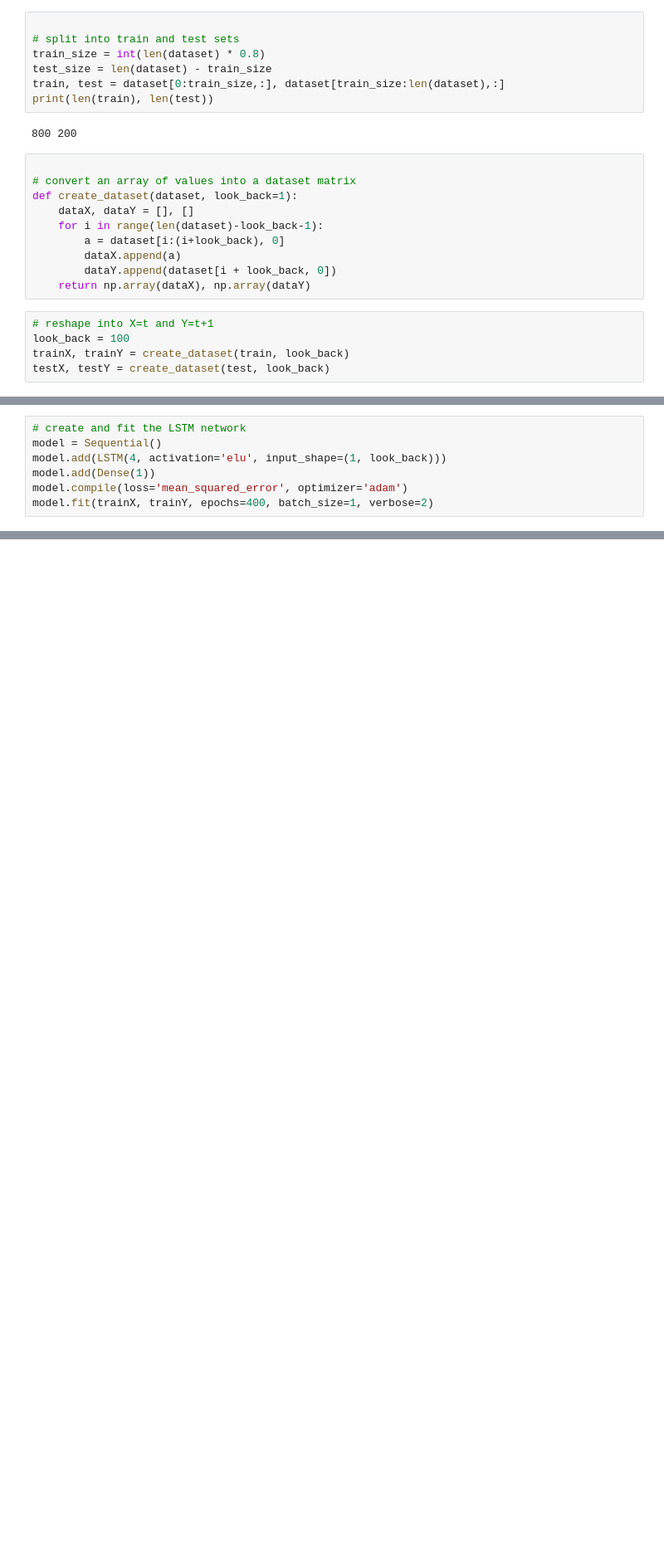
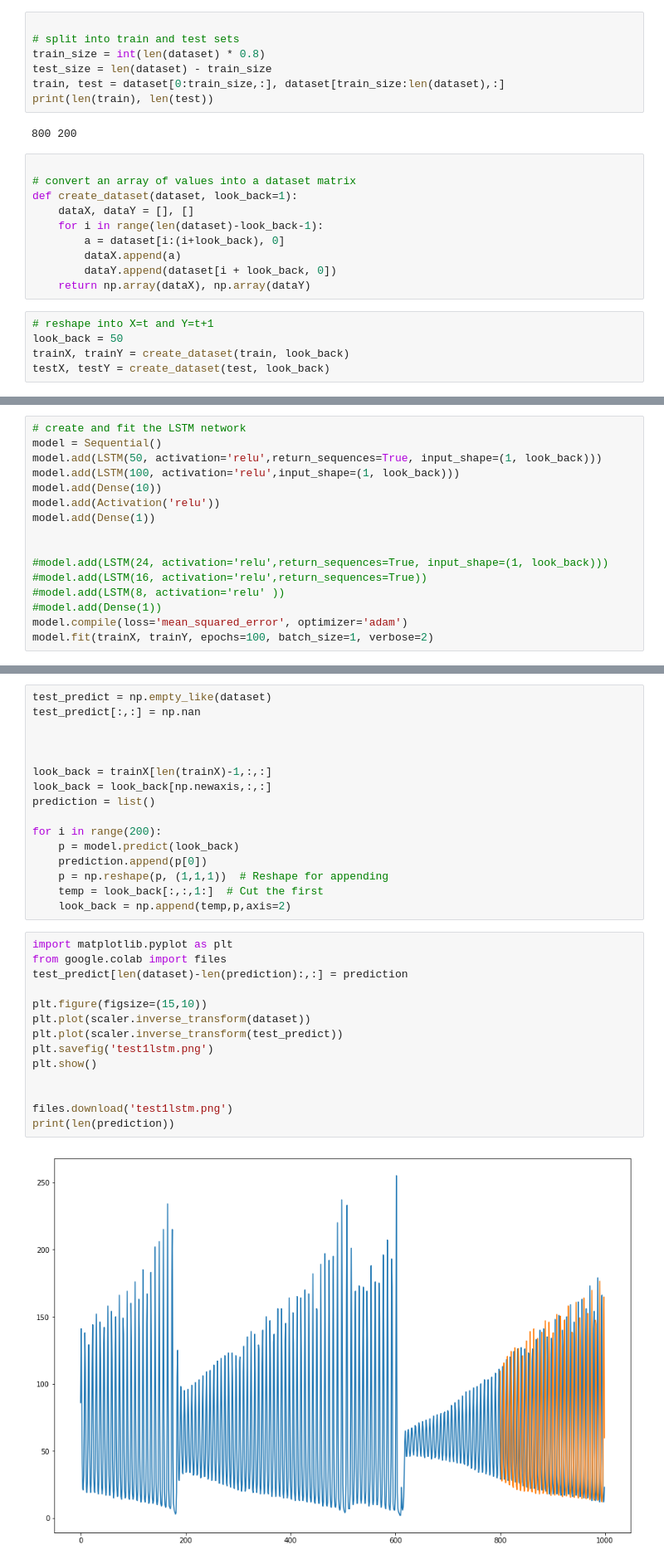
Before and after one commit to adrigrillo/dl, a Jupyter notebook: assignment_2/LSTM.ipynb, the cells around one changed output, grey strips where cells are left out. Shown: that part at 83% size. Drawn from its saved outputs; the diff is of its cells as text; blank space fills up the shorter version.

```diff
--- a/assignment_2/LSTM.ipynb
+++ b/assignment_2/LSTM.ipynb
@@ -52,7 +67,7 @@ def create_dataset(dataset, look_back=1):
 	return np.array(dataX), np.array(dataY)
 # %%
 # reshape into X=t and Y=t+1
-look_back = 100
+look_back = 50
 trainX, trainY = create_dataset(train, look_back)
 testX, testY = create_dataset(test, look_back)
 # %%
@@ -67,8 +82,17 @@ print(trainX.shape) #channels_last
 # %%
 # create and fit the LSTM network
 model = Sequential()
-model.add(LSTM(4, activation='elu', input_shape=(1, look_back)))
+model.add(LSTM(50, activation='relu',return_sequences=True, input_shape=(1, look_back)))
+model.add(LSTM(100, activation='relu',input_shape=(1, look_back)))
+model.add(Dense(10))
+model.add(Activation('relu'))
 model.add(Dense(1))
+
+
+#model.add(LSTM(24, activation='relu',return_sequences=True, input_shape=(1, look_back)))
+#model.add(LSTM(16, activation='relu',return_sequences=True))
+#model.add(LSTM(8, activation='relu' ))
+#model.add(Dense(1))
 model.compile(loss='mean_squared_error', optimizer='adam')
-model.fit(trainX, trainY, epochs=400, batch_size=1, verbose=2)
+model.fit(trainX, trainY, epochs=100, batch_size=1, verbose=2)
 # %% [output]
@@ -91,0 +117,32 @@ Epoch 170/400
+# %%
+test_predict = np.empty_like(dataset)
+test_predict[:,:] = np.nan
+
+
+
+look_back = trainX[len(trainX)-1,:,:]
+look_back = look_back[np.newaxis,:,:]
+prediction = list()
+
+for i in range(200):
+    p = model.predict(look_back)
+    prediction.append(p[0])
+    p = np.reshape(p, (1,1,1))  # Reshape for appending
+    temp = look_back[:,:,1:]  # Cut the first
+    look_back = np.append(temp,p,axis=2)
+# %%
+import matplotlib.pyplot as plt
+from google.colab import files
+test_predict[len(dataset)-len(prediction):,:] = prediction
+
+plt.figure(figsize=(15,10))
+plt.plot(scaler.inverse_transform(dataset))
+plt.plot(scaler.inverse_transform(test_predict))
+plt.savefig('test1lstm.png')
+plt.show()
+
+
+files.download('test1lstm.png')
+print(len(prediction))
+# %% [output]
+[figure, added]
```
Also changed, not shown: parts of 10 cells of this notebook, 4 other files.
